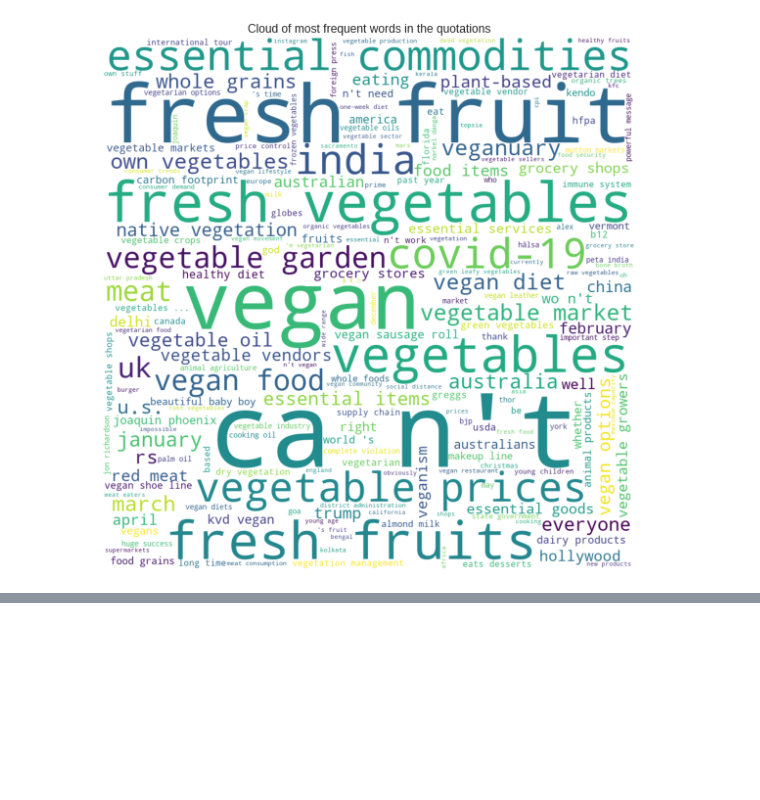
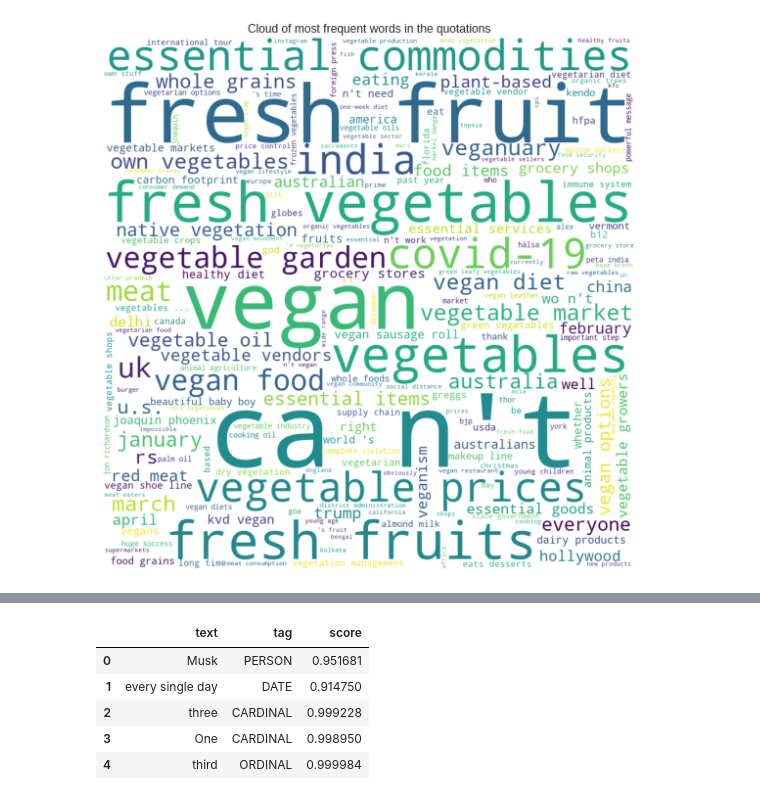
Before and after one commit to epfl-ada/ada-2021-project-nameerror, a Jupyter notebook: notebooks/analysis.ipynb, the cells around one changed output, grey strips where cells are left out. Cells and saved outputs as stored; diff of their text form; code cells hidden in the pictures; blank space fills up the shorter version.

```diff
--- a/notebooks/analysis.ipynb
+++ b/notebooks/analysis.ipynb
@@ -453,0 +591,19 @@ plt.show()
+# %%
+full_text = '\n'.join(df['quotation'])
+sentences = splitter.split(full_text)
+ontonotes_tagger.predict(sentences)
+# %%
+spans = [el for sublist in list(map(lambda s: s.get_spans('ner'), sentences)) for el in sublist]
+spans_df = pd.DataFrame([{
+    'text': s.text,
+    'tag': s.tag,
+    'score': s.score
+} for s in spans])
+spans_df.head()
+# %% [output]
+|  | text | tag | score |
+| 0 | Musk | PERSON | 0.951681 |
+| 1 | every single day | DATE | 0.914750 |
+| 2 | three | CARDINAL | 0.999228 |
+| 3 | One | CARDINAL | 0.998950 |
+| 4 | third | ORDINAL | 0.999984 |
```
Also changed, not shown: parts of 21 cells of this notebook.
